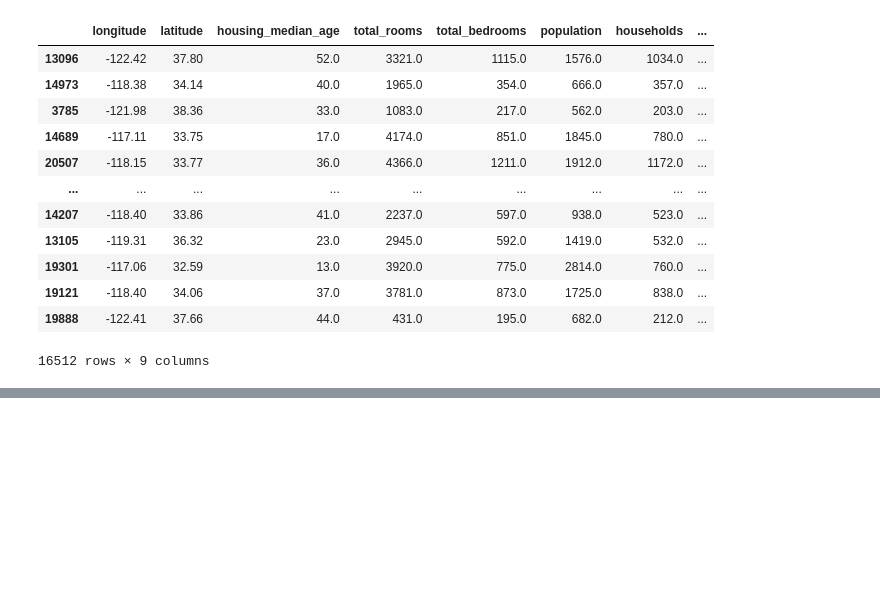
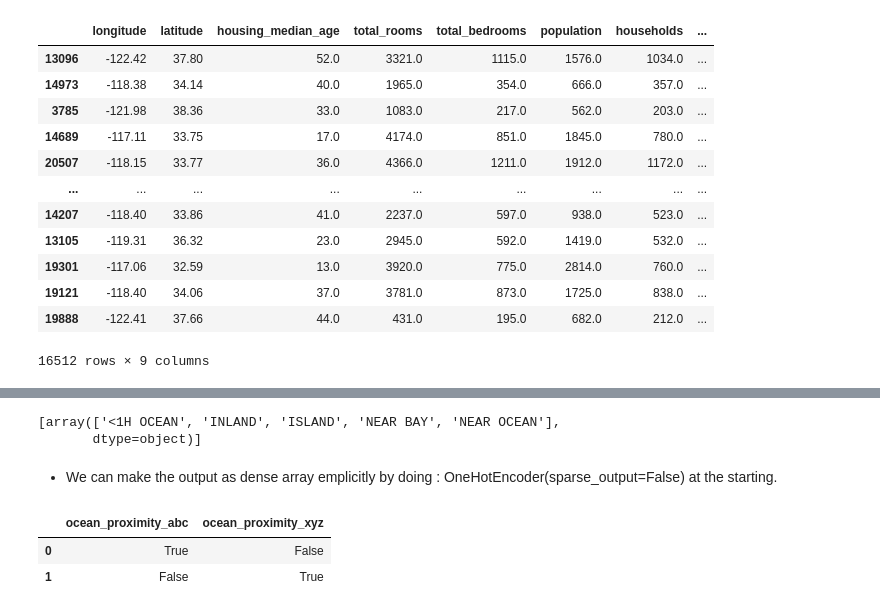
Before and after one commit to 1Nitin1/Jupyter-Codes, a Jupyter notebook: Machine Learning Notes/ML_Unit_2_pg61to102.ipynb, the cells around one changed output, grey strips where cells are left out. Saved outputs shown, nothing was run; the diff lists cells and outputs as text; code cells hidden in the pictures; blank space fills up the shorter version.

```diff
--- a/Machine Learning Notes/ML_Unit_2_pg61to102.ipynb
+++ b/Machine Learning Notes/ML_Unit_2_pg61to102.ipynb
@@ -431,0 +505,16 @@ housing_tr
+# %%
+ohe.categories_
+# %% [output]
+[array(['<1H OCEAN', 'INLAND', 'ISLAND', 'NEAR BAY', 'NEAR OCEAN'],
+       dtype=object)]
+# %% [markdown]
+- We can make the output as dense array emplicitly by doing : OneHotEncoder(sparse_output=False) at the starting.
+# %%
+# Pandas can do the same using get_dummies()
+df_test=pd.DataFrame({'ocean_proximity':['abc','xyz']})
+# %%
+pd.get_dummies(df_test)
+# %% [output]
+|  | ocean_proximity_abc | ocean_proximity_xyz |
+| 0 | True | False |
+| 1 | False | True |
```
Also changed, not shown: parts of 13 cells of this notebook.
